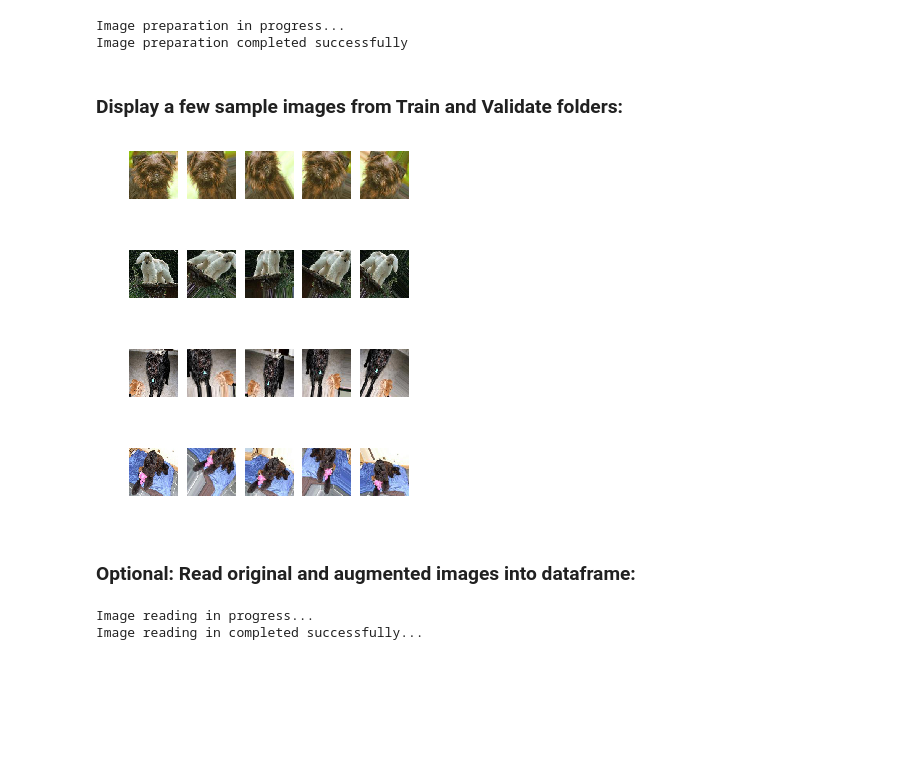
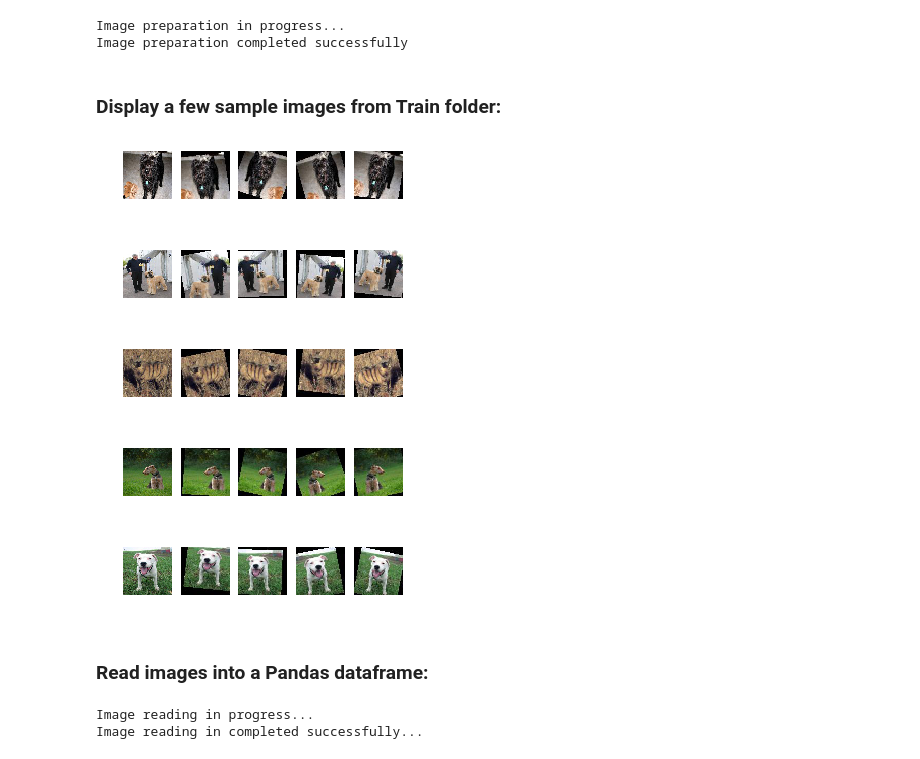
Before and after one commit to gelidely/dog-breeds, a Jupyter notebook: dog_breeds.ipynb, the cells around one changed output. Saved outputs shown, nothing was run; the diff lists cells and outputs as text; code cells hidden in the pictures; blank space fills up the shorter version.

```diff
--- a/dog_breeds.ipynb
+++ b/dog_breeds.ipynb
@@ -121,32 +140,32 @@ print('Image preparation completed successfully')
 Image preparation in progress...
 Image preparation completed successfully
 # %% [markdown]
-### Display a few sample images from Train and Validate folders:
+### Display a few sample images from Train folder:
 # %%
 def sample_images(path, num_folders):
 
     dir_list = os.listdir(path)[0:num_folders]
 
     for dir in dir_list:
         prefix = os.listdir(f'{path}{dir}')[0].replace('.jpg', '')
         img_files = [filename for filename in os.listdir(f'{path}{dir}') if filename.startswith(prefix)]
         tot_img_files = len(img_files)
 
         fig = plt.figure(figsize=(tot_img_files, tot_img_files))
         for k in range(0, tot_img_files):
             fig.add_subplot(1, tot_img_files, k+1)
             plt.imshow(im.load_img(f'{path}{dir}/{img_files[k]}'))
             plt.axis('off')
 
-sample_images('train/', 2)
-sample_images('validate/', 2)
+sample_images('train/', 5)
 # %% [output]
-[figure, old version]
+[figure, new version]
-[figure, old version]
+[figure, new version]
-[figure, old version]
+[figure, new version]
-[figure, old version]
+[figure, new version]
+[figure, added]
 # %% [markdown]
-### Optional: Read original and augmented images into dataframe:
+### Read images into a Pandas dataframe:
 # %%
 def read_files(path):
     list_augmented = [filename for filename in os.listdir(path) if filename.endswith('jpg')]
```
Also changed, not shown: parts of 72 cells of this notebook.
